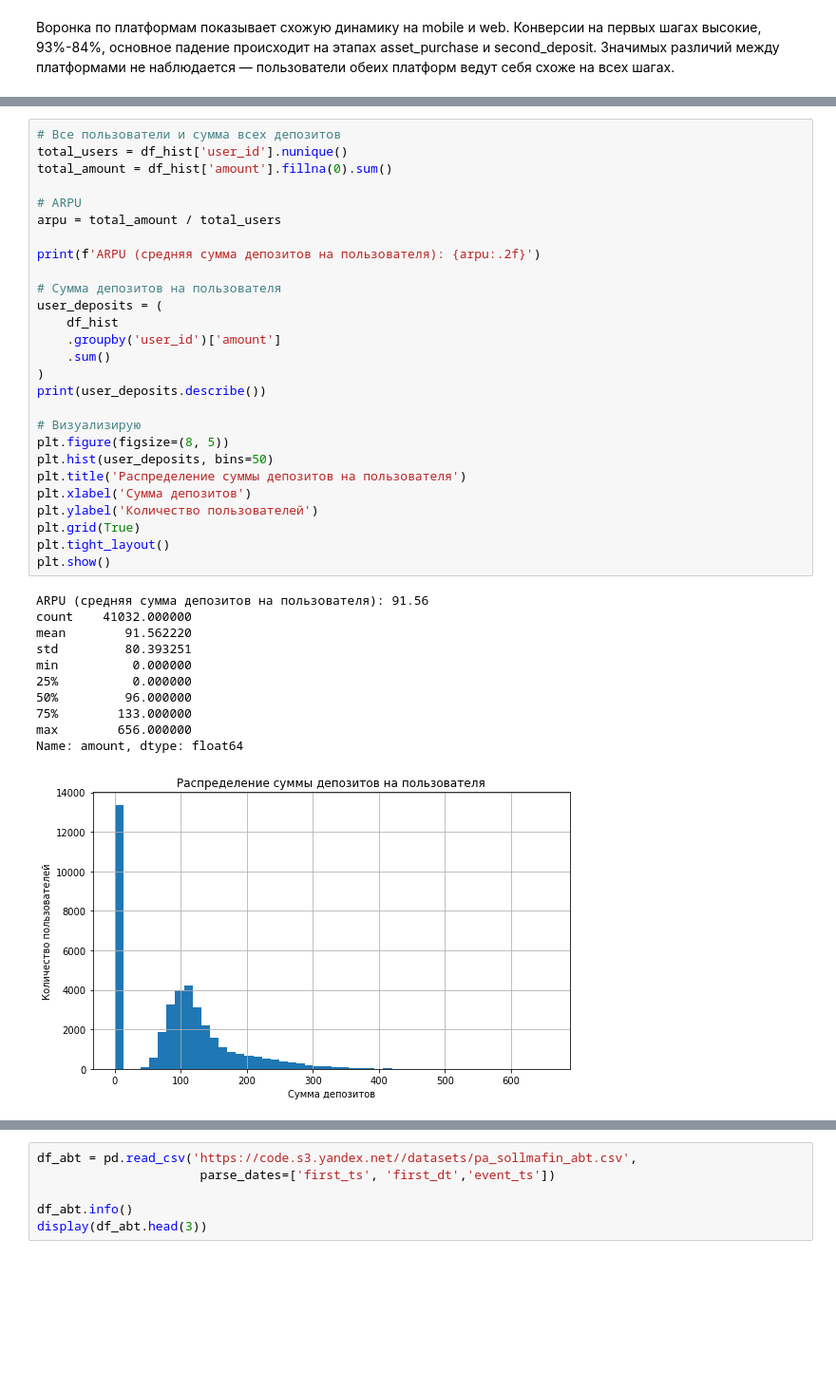
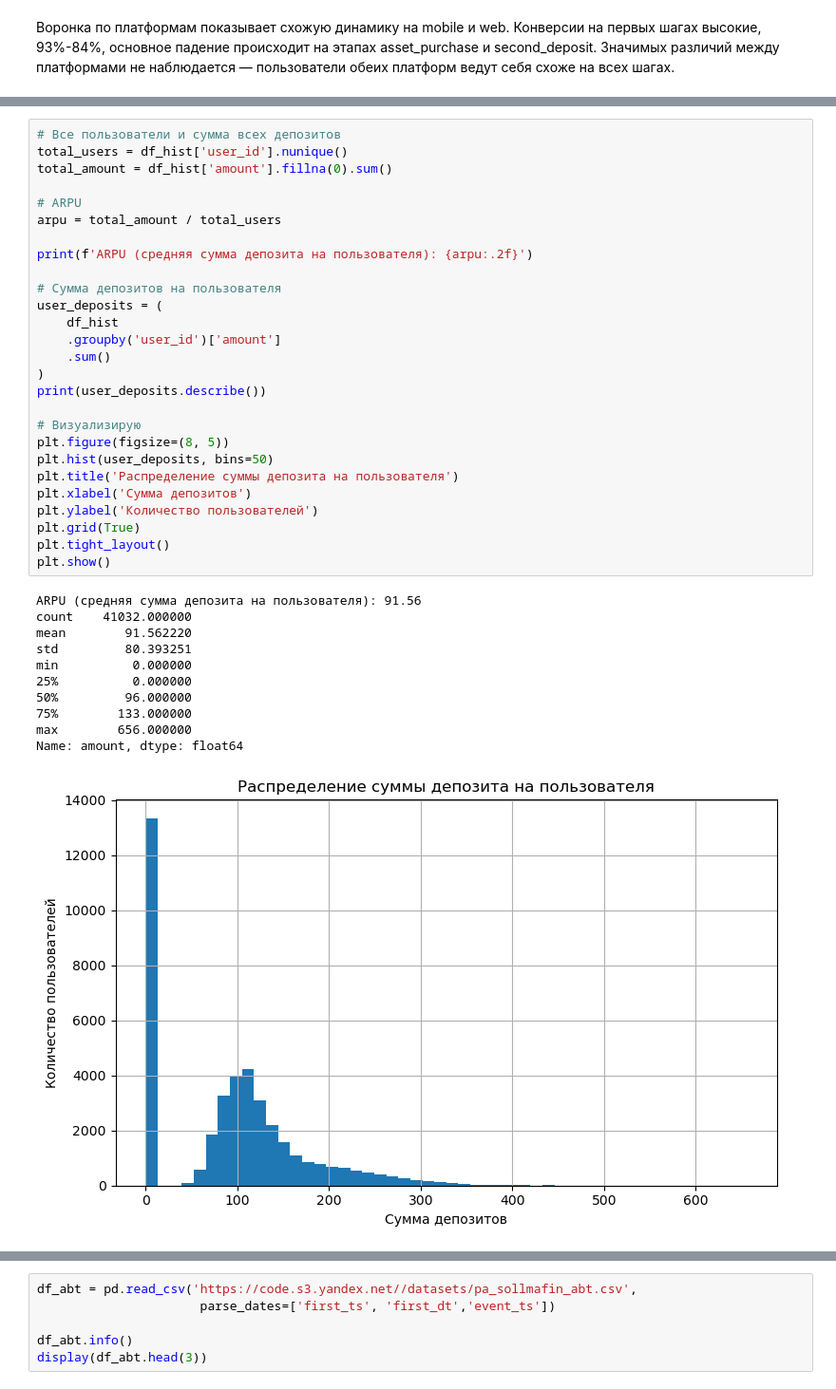
Before and after one commit to Vera-Mur/ab-test-fintech-onboarding, a Jupyter notebook: ab_test_fintech_onboarding.ipynb, the cells around one changed output, grey strips where cells are left out. Shown at 95% size. Drawn from its saved outputs; the diff is of its cells as text; blank space fills up the shorter version.

```diff
--- a/ab_test_fintech_onboarding.ipynb
+++ b/ab_test_fintech_onboarding.ipynb
@@ -633,35 +598,35 @@ total_amount = df_hist['amount'].fillna(0).sum()
 # ARPU
 arpu = total_amount / total_users
 
-print(f'ARPU (средняя сумма депозитов на пользователя): {arpu:.2f}')
+print(f'ARPU (средняя сумма депозита на пользователя): {arpu:.2f}')
 
 # Сумма депозитов на пользователя
 user_deposits = (
     df_hist
     .groupby('user_id')['amount']
     .sum()
 )
 print(user_deposits.describe())
 
 # Визуализирую
 plt.figure(figsize=(8, 5))
 plt.hist(user_deposits, bins=50)
-plt.title('Распределение суммы депозитов на пользователя')
+plt.title('Распределение суммы депозита на пользователя')
 plt.xlabel('Сумма депозитов')
 plt.ylabel('Количество пользователей')
 plt.grid(True)
 plt.tight_layout()
 plt.show()
 # %% [output]
-ARPU (средняя сумма депозитов на пользователя): 91.56
+ARPU (средняя сумма депозита на пользователя): 91.56
 count    41032.000000
 mean        91.562220
 std         80.393251
 min          0.000000
 25%          0.000000
 50%         96.000000
 75%        133.000000
 max        656.000000
 Name: amount, dtype: float64
-[figure, old version]
+[figure, new version]
 # %% [markdown]
```
Also changed, not shown: parts of 32 cells of this notebook.
